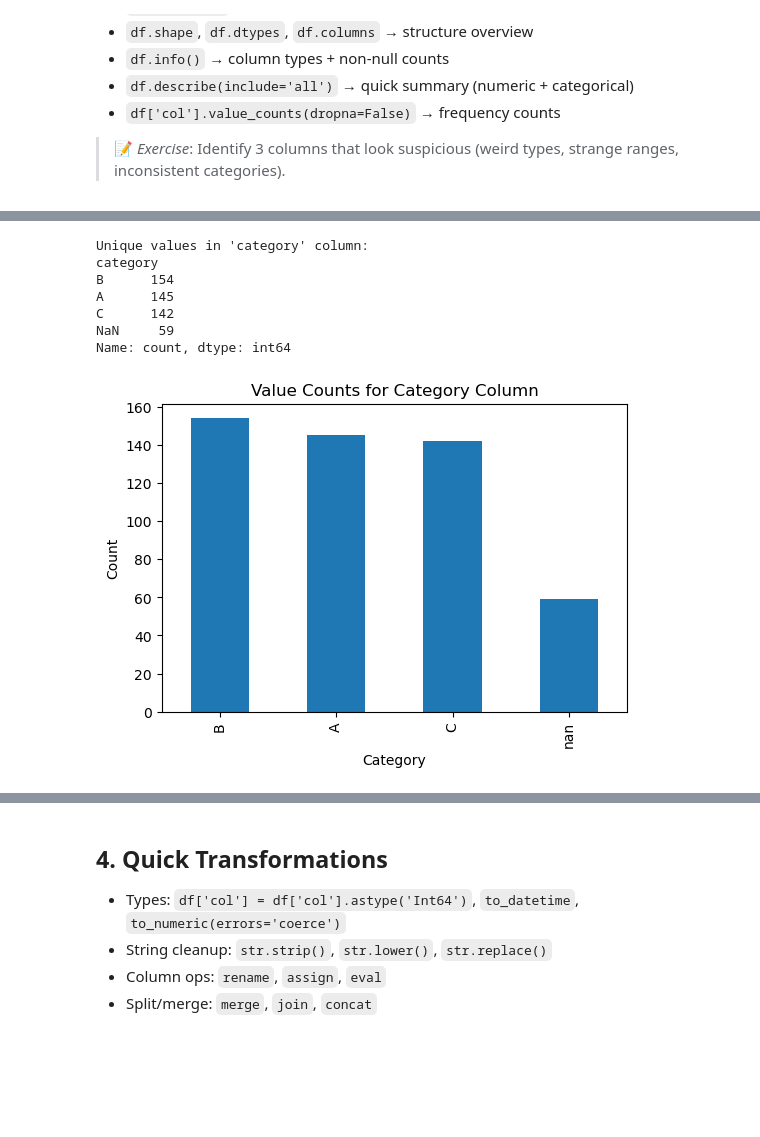
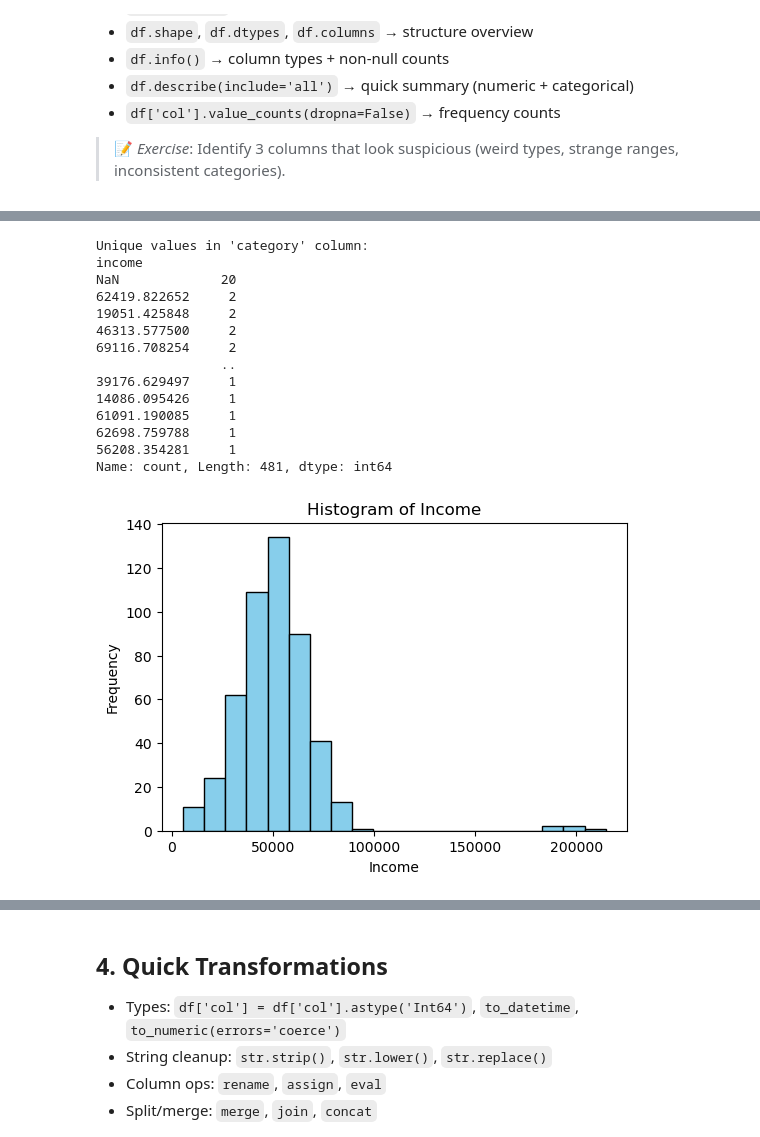
Before and after one commit to Picktooth/Data-Wrangling-Workshop, a Jupyter notebook: 01.pandas_basics.ipynb, the cells around one changed output, grey strips where cells are left out. Cells and saved outputs as stored; diff of their text form; code cells hidden in the pictures; blank space fills up the shorter version.

Commit message:
Updates pandas_basics; Updated file names

```diff
--- a/01.pandas_basics.ipynb
+++ b/01.pandas_basics.ipynb
@@ -189,0 +189,32 @@ print(df_trashy_dataset.sample(10))
+# %%
+df_trashy_dataset = pd.read_csv(
+    f"{DATA_}/trashy_dataset.csv",
+
+    # Handle NA values
+    na_values=["N/A", "NA", "None"],   # Treat these as NaN
+    keep_default_na=True,                  # Also keep pandas' default NA list
+
+    # Strip extra spaces
+    skipinitialspace=True,                 # strips spaces after delimiter
+
+    # Handle duplicate header rows or bad lines
+    on_bad_lines="skip",                   # skip malformed lines
+
+    # Dtypes (optional, can enforce)
+    dtype={"age": "float", "income": "float", "score": "float"},
+)
+
+# Move 'signup_datetime' to the second to last column
+cols = df_trashy_dataset.columns.tolist()
+df_trashy_dataset = df_trashy_dataset[cols]
+
+# Print head and tail of the DataFrame
+print(f"[DataFrame Head]\n")
+print(df_trashy_dataset.head(10))
+
+print(f"\n[DataFrame Tail]\n")
+print(df_trashy_dataset.tail(10))
+
+# Obtain a random sample from the DataFrame
+print(f"\n[Random Sample of n Rows]\n")
+print(df_trashy_dataset.sample(10))
@@ -245,30 +300,37 @@ df_trashy_dataset.sort_values('signup_date').describe(include='all')
 # %%
 # Print unique values for a specific column and its value counts
-column = 'category'
+column = 'income'
 print(f"\nUnique values in 'category' column:\n{df_trashy_dataset[column].value_counts(dropna=False)}")
 
 # Visualized
 value_counts = df_trashy_dataset[column].value_counts(dropna=False)
 if df_trashy_dataset[column].dtype == 'object':
     plt.figure(figsize=(6, 4))
-    ax = value_counts.plot(kind='bar')
+    ax = value_counts.plot(kind='barh')
     plt.xlabel('Category')
     plt.ylabel('Count')
     plt.title('Value Counts for Category Column')
     plt.show()
 else:
     plt.figure(figsize=(6, 4))
     ax = df_trashy_dataset[column].plot(kind='hist', bins=20, color='skyblue', edgecolor='black')
     plt.xlabel(column.capitalize())
     plt.ylabel('Frequency')
     plt.title(f'Histogram of {column.capitalize()}')
     plt.show()
 # %% [output]
 Unique values in 'category' column:
-category
-B      154
-A      145
-C      142
-NaN     59
-Name: count, dtype: int64
+income
+NaN             20
+62419.822652     2
+19051.425848     2
+46313.577500     2
+69116.708254     2
+                ..
+39176.629497     1
+14086.095426     1
+61091.190085     1
+62698.759788     1
+56208.354281     1
+Name: count, Length: 481, dtype: int64
-[figure, old version]
+[figure, new version]
```
Also changed, not shown: parts of 22 cells of this notebook.
